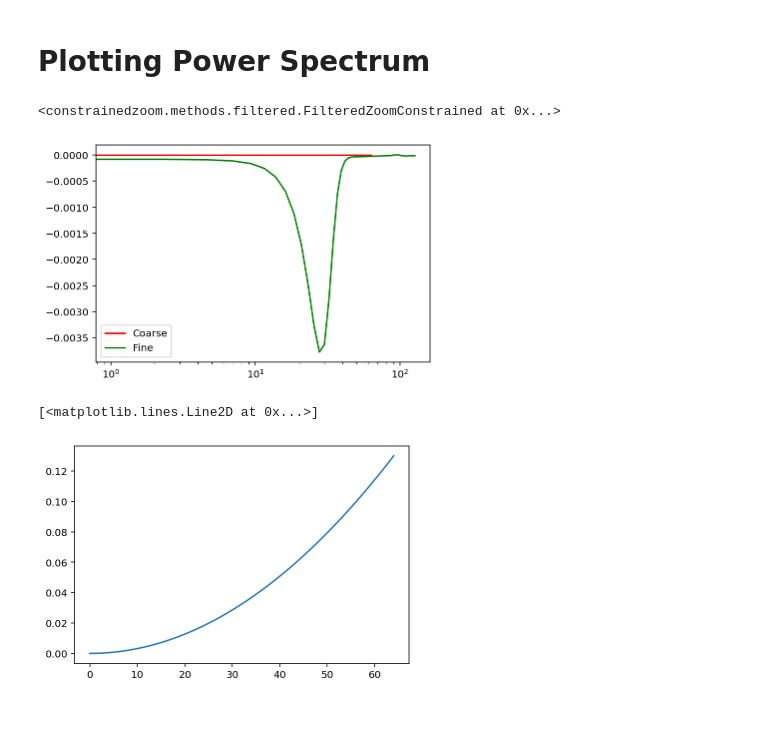
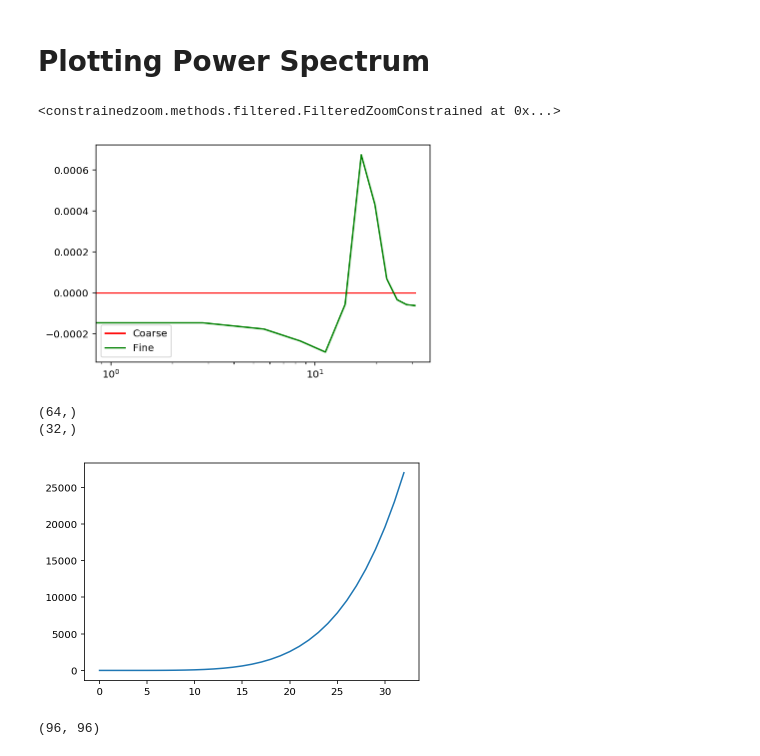
Before and after one commit to calvinosinga/astr615_project, a Jupyter notebook: tools/toy_implementation/project.ipynb, the cells around one changed output. Cells and saved outputs as stored; diff of their text form; code cells hidden in the pictures; blank space fills up the shorter version.

```diff
--- a/tools/toy_implementation/project.ipynb
+++ b/tools/toy_implementation/project.ipynb
@@ -14,14 +14,14 @@ set_matplotlib_formats('retina')
 # %% [markdown]
 # Creating Density Field
 # %%
-HIGH = 256//2
-LOW = 256//2
+HIGH = 64
+LOW = 32
 SCALE = 2
-OFFSET = 10
+OFFSET = 5
 test = cz.methods.filtered.FilteredZoomConstrained(nP=HIGH, nW=LOW, hires_window_scale=SCALE, offset=OFFSET)
 # %%
-low, high = test.realization()
-high_pixel = np.arange(SCALE*OFFSET, LOW+OFFSET*SCALE)
-low_pixel = np.arange(0, SCALE*HIGH, SCALE)
+high, low = test.realization()
+# high_pixel = np.arange(SCALE*OFFSET, LOW+OFFSET*SCALE)
+# low_pixel = np.arange(0, SCALE*HIGH, SCALE)
 # %%
 pos = test.xs()
@@ -55,17 +111,19 @@ cp.cov_zoom_demo(nP=HIGH, nW=LOW, hires_window_scale=SCALE, hires_window_offset=
                  errors=True,plot_type='pspec')
 # %% [output]
 <constrainedzoom.methods.filtered.FilteredZoomConstrained at 0x...>
-[figure, old version]
+[figure, new version]
 # %%
 #plotting power spectrum for the low-res example
 khi, klow=test._get_ks()
 lowfs = low.in_fourier_space()
 # plt.plot(klow, lowfs)
 mycov = 1/(len(klow)-1)*np.outer(klow, klow)
-power = mycov.diagonal()*(2*np.pi)**(-3)
+power = mycov.diagonal()/2*(np.pi)**(-2)
+power = np.multiply(power,(klow)**3)
 plt.plot(klow,power)
-# plt.yscale('log')
-# plt.xscale('log')
+print(klow.shape)
+print(khi.shape)
 # %% [output]
-[<matplotlib.lines.Line2D at 0x...>]
+(64,)
+(32,)
-[figure, old version]
+[figure, new version]
@@ -74,0 +130,13 @@ res = cz.fft_wrapper.FFTArray(ex)
+# %%
+# trying the implementation used in plot_power_spec(...) from cp
+cov = test.get_cov()
+C11 = cov[:test.nP,:test.nP]
+C12 = cov[:test.nP,test.nP:]
+C22 = cov[test.nP:,test.nP:]
+# why divide it up this way? This doesn't look like it separates into low/high res parts of the matrix...
+
+# defining nyquist frequencies
+k_nyq_1 = test.nP/2
+k_nyq_2 = test.nW * G.nW
+# %% [output]
+(96, 96)
```
Also changed, not shown: parts of 8 cells of this notebook, 3 other files.
